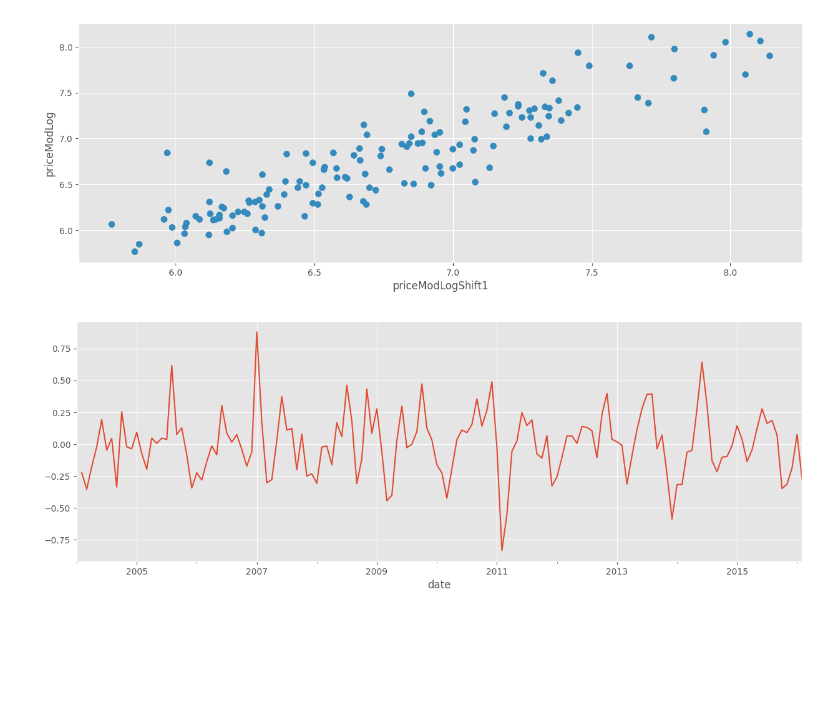
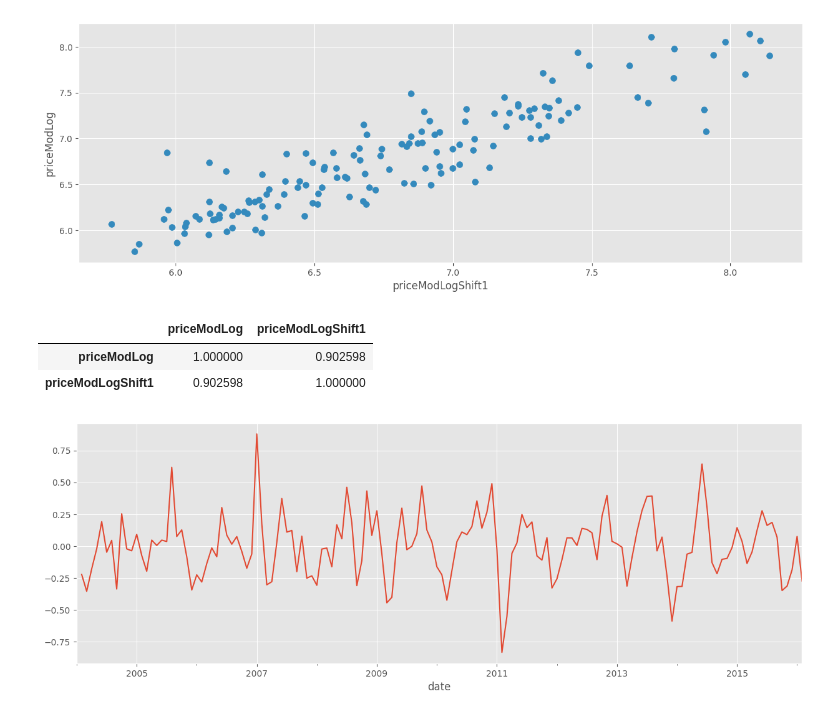
Before and after one commit to sbfanton/python-courses, a Jupyter notebook: humai/04-machine-learning/9_SeriesDeTiempo/1_ARIMA.ipynb, the cells around one changed output. Saved outputs shown, nothing was run; the diff lists cells and outputs as text; code cells hidden in the pictures; blank space fills up the shorter version.

```diff
--- a/humai/04-machine-learning/9_SeriesDeTiempo/1_ARIMA.ipynb
+++ b/humai/04-machine-learning/9_SeriesDeTiempo/1_ARIMA.ipynb
@@ -732,6 +752,12 @@ dfBang.head()
 dfBang.plot(kind= "scatter", y = "priceModLog", x = "priceModLogShift1", s = 50);
 # %% [output]
 [figure]
+# %%
+dfBang[["priceModLog", "priceModLogShift1"]].corr()
+# %% [output]
+|  | priceModLog | priceModLogShift1 |
+| priceModLog | 1.000000 | 0.902598 |
+| priceModLogShift1 | 0.902598 | 1.000000 |
 # %%
 # Ploteamos la relación entre nuestro target y el lag de un período
 dfBang["priceModLogDiff"] = dfBang.priceModLog - dfBang.priceModLogShift1
```
Also changed, not shown: parts of 16 cells of this notebook, 9 other files.
